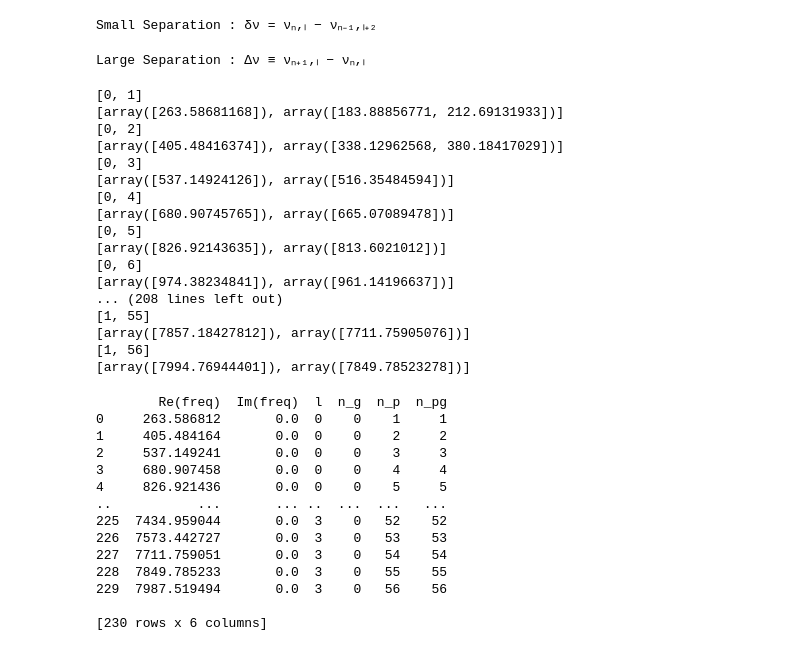
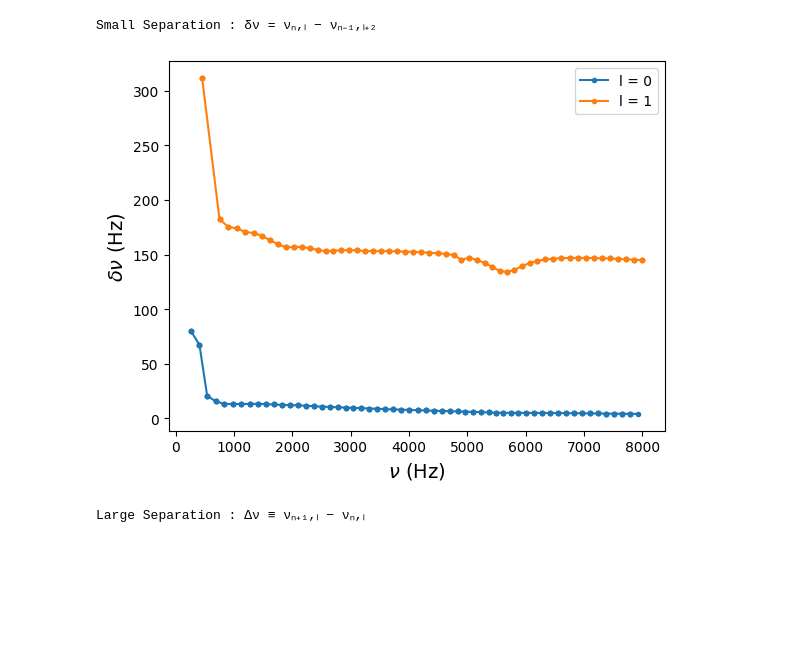
Before and after one commit to inesgpinto/stellar, a Jupyter notebook: mycode/part2.ipynb, the cells around one changed output. Cells and saved outputs as stored; diff of their text form; code cells hidden in the pictures; blank space fills up the shorter version.

```diff
--- a/mycode/part2.ipynb
+++ b/mycode/part2.ipynb
@@ -190,6 +190,12 @@ print(freqs)
 229  7987.519494       0.0  3    0   56    56
 
 [230 rows x 6 columns]
+# %%
+
+model = {}
+model["np"] = np.array(freqs.iloc[:,4].tolist())
+model["l"] = np.array(freqs.iloc[:,2].tolist())
+model["freq"] = np.array(freqs.iloc[:,0].tolist())
 # %%
 colors = ['#4169E1', '#008080', '#8B668B', '#2F4F4F']
 
@@ -254,9 +260,30 @@ def small_sep( l, ls, nps, freqs ):
                 #print(f'Frequency : {freq}')
                 freq_sep.append(freq[0])
 
+    sort_idx = np.argsort(freq_sep)
+    freq_sep = np.array(freq_sep)[sort_idx]
+    small_sep = np.array(small_sep)[sort_idx]
+
     return np.array(small_sep), np.array(freq_sep)
 # %% [output]
 Small Separation : δν = νₙ,ₗ − νₙ₋₁,ₗ₊₂
+# %%
+small_sep_l0, freq_sep_l0 = small_sep(0, model["l"], model["np"], model["freq"])
+small_sep_l1, freq_sep_l1 = small_sep(1, model["l"], model["np"], model["freq"])
+
+
+
+plt.plot(freq_sep_l0, small_sep_l0 , label= 'l = 0', marker = ".")
+plt.plot(freq_sep_l1 , small_sep_l1, label= 'l = 1', marker = ".")
+plt.xlabel(r'$\nu$ (Hz)', size=14)
+plt.ylabel (r'$\delta \nu$ (Hz)', size=14)
+#plt.ylim(0, 200)
+
+plt.legend()
+#plt.title('Small Separation as a function of frequency')
+plt.show()
+# %% [output]
+[figure, added]
 # %%
 print('Large Separation : ∆ν ≡ νₙ₊₁,ₗ − νₙ,ₗ')
 
@@ -307,37 +314,0 @@ def small_sep_mine(array):
-# %%
-small_sep_mine(freqs)
-# %% [output]
-[0, 1]
-[array([263.58681168]), array([183.88856771, 212.69131933])]
-[0, 2]
-[array([405.48416374]), array([338.12962568, 380.18417029])]
-[0, 3]
-[array([537.14924126]), array([516.35484594])]
-[0, 4]
-[array([680.90745765]), array([665.07089478])]
-[0, 5]
-[array([826.92143635]), array([813.6021012])]
-[0, 6]
-[array([974.38234841]), array([961.14196637])]
-... (208 lines left out)
-[1, 55]
-[array([7857.18427812]), array([7711.75905076])]
-[1, 56]
-[array([7994.76944401]), array([7849.78523278])]
-# %%
-print(freqs)
-# %% [output]
-        Re(freq)  Im(freq)  l  n_g  n_p  n_pg
-0     263.586812       0.0  0    0    1     1
-1     405.484164       0.0  0    0    2     2
-2     537.149241       0.0  0    0    3     3
-3     680.907458       0.0  0    0    4     4
-4     826.921436       0.0  0    0    5     5
-..           ...       ... ..  ...  ...   ...
-225  7434.959044       0.0  3    0   52    52
-226  7573.442727       0.0  3    0   53    53
-227  7711.759051       0.0  3    0   54    54
-228  7849.785233       0.0  3    0   55    55
-229  7987.519494       0.0  3    0   56    56
-
-[230 rows x 6 columns]
```
Also changed, not shown: parts of 3 cells of this notebook.
